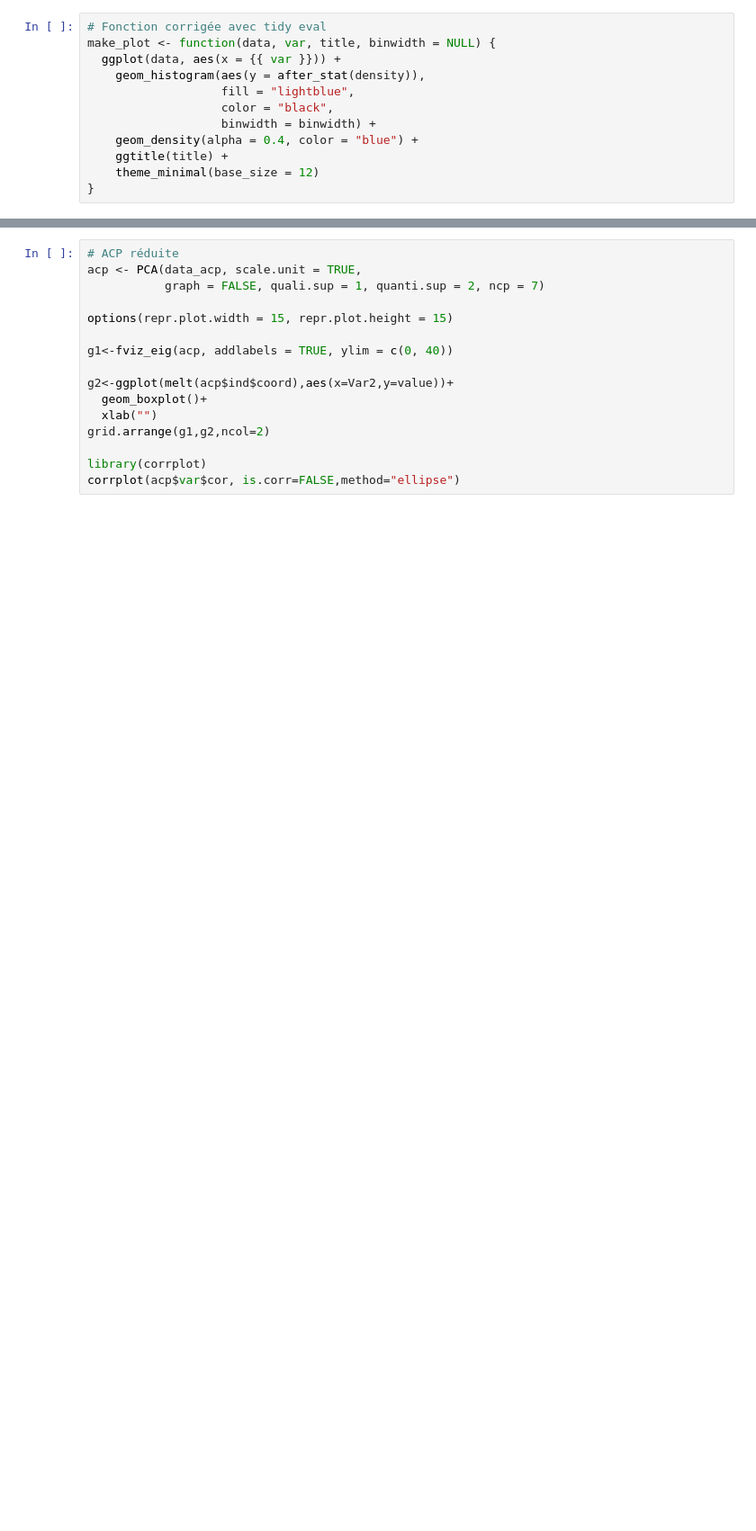
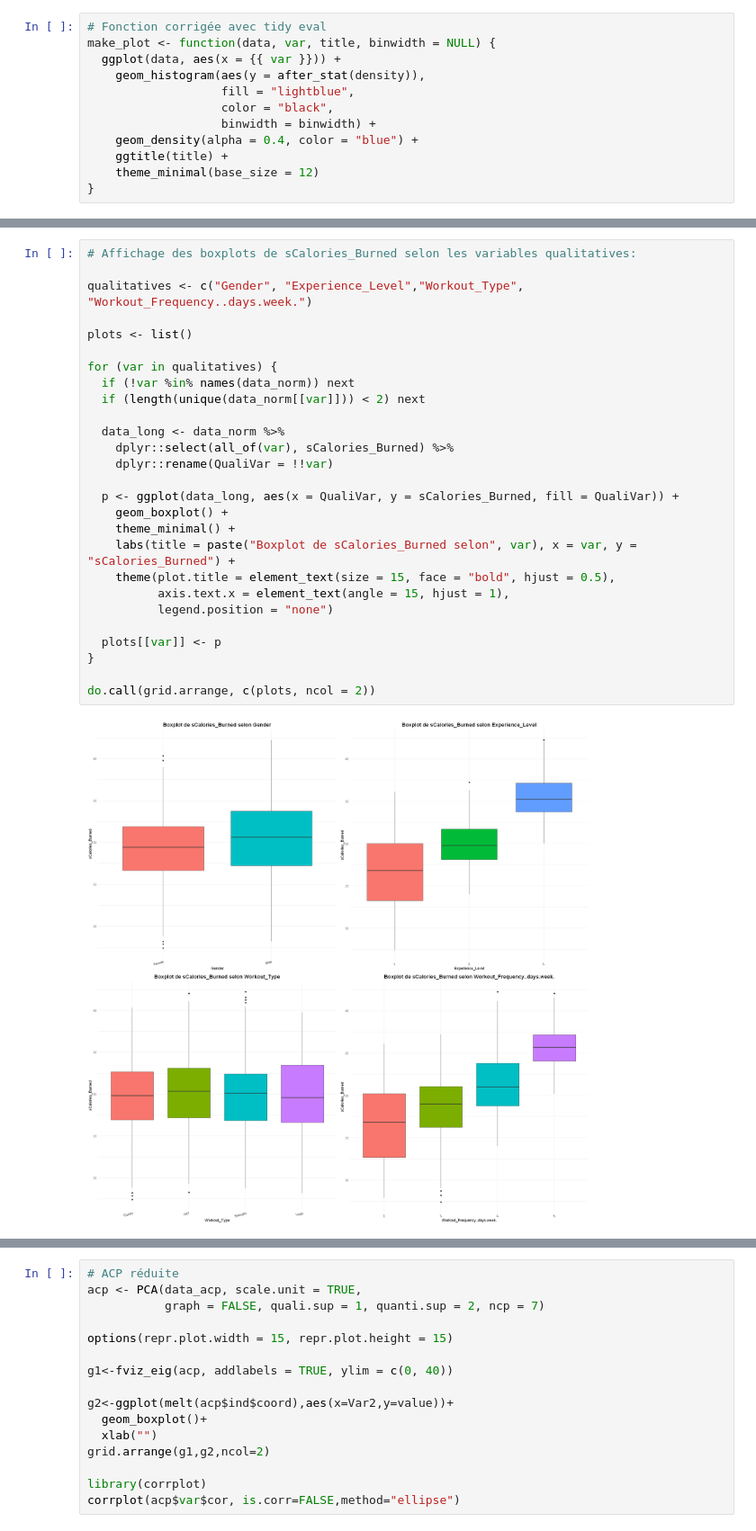
Before and after one commit to Edgar-Neboit/Projet_ML, a Jupyter notebook: Projet_ML_R.ipynb, the cells around one changed output, grey strips where cells are left out. Shown at 90% size. Drawn from its saved outputs; the diff is of its cells as text; blank space fills up the shorter version.

```diff
--- a/Projet_ML_R.ipynb
+++ b/Projet_ML_R.ipynb
@@ -231 +253,30 @@ Les variables `sCalories_Burned` et `Session_Duration..hours.` sont très corré
 Au contraire, `BCFat_Percentage` et  `Session_Duration..hours.` sont négativement corrélées significativement, même constat pour `BCFat_Percentage` et `Water_Intake..liters.`
+# %%
+# Affichage des boxplots de sCalories_Burned selon les variables qualitatives:
+
+qualitatives <- c("Gender", "Experience_Level","Workout_Type", "Workout_Frequency..days.week.")
+
+plots <- list()
+
+for (var in qualitatives) {
+  if (!var %in% names(data_norm)) next
+  if (length(unique(data_norm[[var]])) < 2) next
+
+  data_long <- data_norm %>%
+    dplyr::select(all_of(var), sCalories_Burned) %>%
+    dplyr::rename(QualiVar = !!var)
+
+  p <- ggplot(data_long, aes(x = QualiVar, y = sCalories_Burned, fill = QualiVar)) +
+    geom_boxplot() +
+    theme_minimal() +
+    labs(title = paste("Boxplot de sCalories_Burned selon", var), x = var, y = "sCalories_Burned") +
+    theme(plot.title = element_text(size = 15, face = "bold", hjust = 0.5),
+          axis.text.x = element_text(angle = 15, hjust = 1),
+          legend.position = "none")
+
+  plots[[var]] <- p
+}
+
+do.call(grid.arrange, c(plots, ncol = 2))
+# %% [output]
+[figure, added]
```
Also changed, not shown: parts of 18 cells of this notebook.
